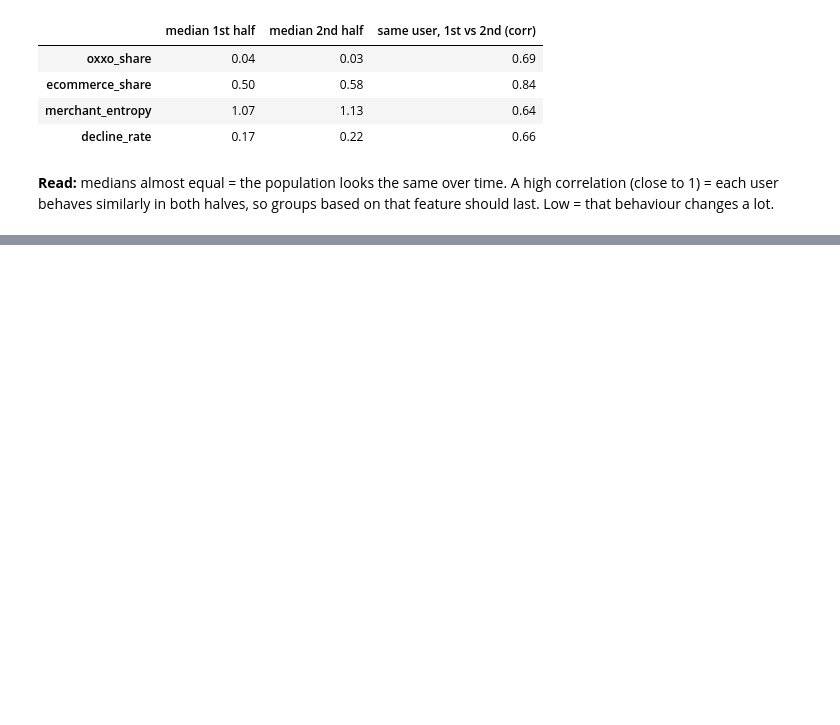
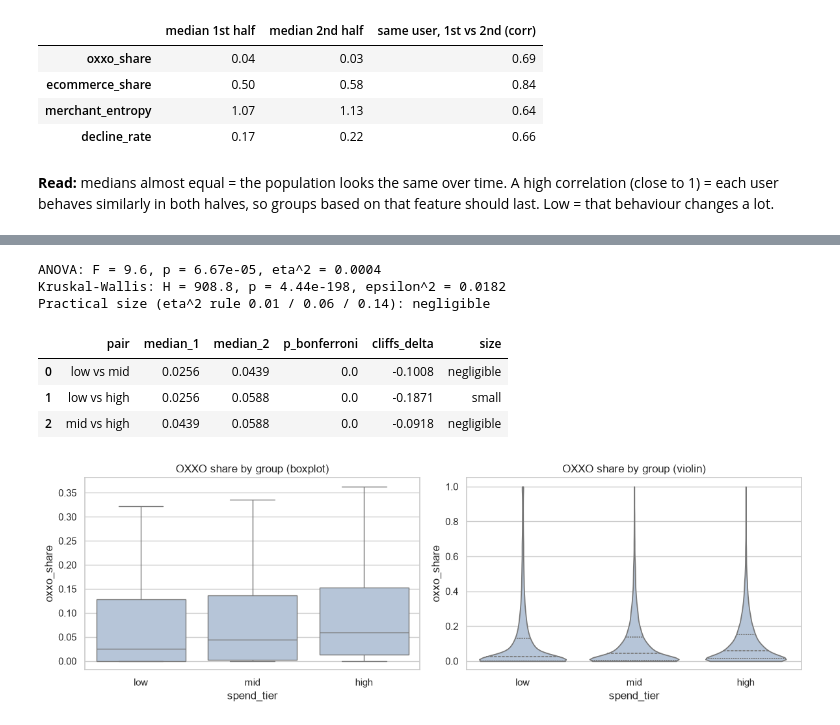
Before and after one commit to Krdz14/EDAgroup5, a Jupyter notebook: Evidence_2.ipynb, the cells around one changed output, grey strips where cells are left out. Drawn from its saved outputs; the diff is of its cells as text; code cells hidden in the pictures; blank space fills up the shorter version.

```diff
--- a/Evidence_2.ipynb
+++ b/Evidence_2.ipynb
@@ -305,0 +498,51 @@ out
+# %%
+# ANOVA + effect size
+f_stat, p_anova = stats.f_oneway(*samples)
+grand = data.oxxo_share.mean()
+ss_between = sum(len(s) * (s.mean() - grand) ** 2 for s in samples)
+ss_total = ((data.oxxo_share - grand) ** 2).sum()
+eta2 = ss_between / ss_total
+print(f"ANOVA: F = {f_stat:.1f}, p = {p_anova:.2e}, eta^2 = {eta2:.4f}")
+
+# Kruskal-Wallis + effect size
+H, p_kw = stats.kruskal(*samples)
+eps2 = H * (N + 1) / (N ** 2 - 1)
+print(f"Kruskal-Wallis: H = {H:.1f}, p = {p_kw:.2e}, epsilon^2 = {eps2:.4f}")
+
+def size_label(v, cuts=(.01, .06, .14)):
+    return "negligible" if v < cuts[0] else "small" if v < cuts[1] else "medium" if v < cuts[2] else "large"
+print(f"Practical size (eta^2 rule 0.01 / 0.06 / 0.14): {size_label(eta2)}")
+# %% [output]
+ANOVA: F = 9.6, p = 6.67e-05, eta^2 = 0.0004
+Kruskal-Wallis: H = 908.8, p = 4.44e-198, epsilon^2 = 0.0182
+Practical size (eta^2 rule 0.01 / 0.06 / 0.14): negligible
+# %%
+# Post-hoc: pairwise Mann-Whitney with Bonferroni correction + Cliff's delta (effect size, -1 to 1)
+from itertools import combinations
+def cliff_delta(a, b):
+    U = stats.mannwhitneyu(a, b, alternative="two-sided").statistic
+    return 2 * U / (len(a) * len(b)) - 1
+
+pairs = list(combinations(range(len(labels)), 2)); post = []
+for i, j in pairs:
+    p = stats.mannwhitneyu(samples[i], samples[j], alternative="two-sided").pvalue
+    d = cliff_delta(samples[i], samples[j])
+    post.append((f"{labels[i]} vs {labels[j]}", np.median(samples[i]), np.median(samples[j]),
+                 min(p * len(pairs), 1), d,
+                 "negligible" if abs(d) < .147 else "small" if abs(d) < .33 else "medium" if abs(d) < .474 else "large"))
+pd.DataFrame(post, columns=["pair", "median_1", "median_2", "p_bonferroni", "cliffs_delta", "size"]).round(4)
+# %% [output]
+|  | pair | median_1 | median_2 | p_bonferroni | cliffs_delta | size |
+| 0 | low vs mid | 0.0256 | 0.0439 | 0.0 | -0.1008 | negligible |
+| 1 | low vs high | 0.0256 | 0.0588 | 0.0 | -0.1871 | small |
+| 2 | mid vs high | 0.0439 | 0.0588 | 0.0 | -0.0918 | negligible |
+# %%
+# Picture of the groups
+fig, axes = plt.subplots(1, 2, figsize=(12, 4))
+sns.boxplot(data=data, x=GROUP, y="oxxo_share", ax=axes[0], showfliers=False, color="lightsteelblue")
+axes[0].set_title("OXXO share by group (boxplot)")
+sns.violinplot(data=data, x=GROUP, y="oxxo_share", ax=axes[1], cut=0, inner="quartile", color="lightsteelblue")
+axes[1].set_title("OXXO share by group (violin)")
+plt.tight_layout(); plt.show()
+# %% [output]
+[figure, added]
```
Also changed, not shown: parts of 13 cells of this notebook.
